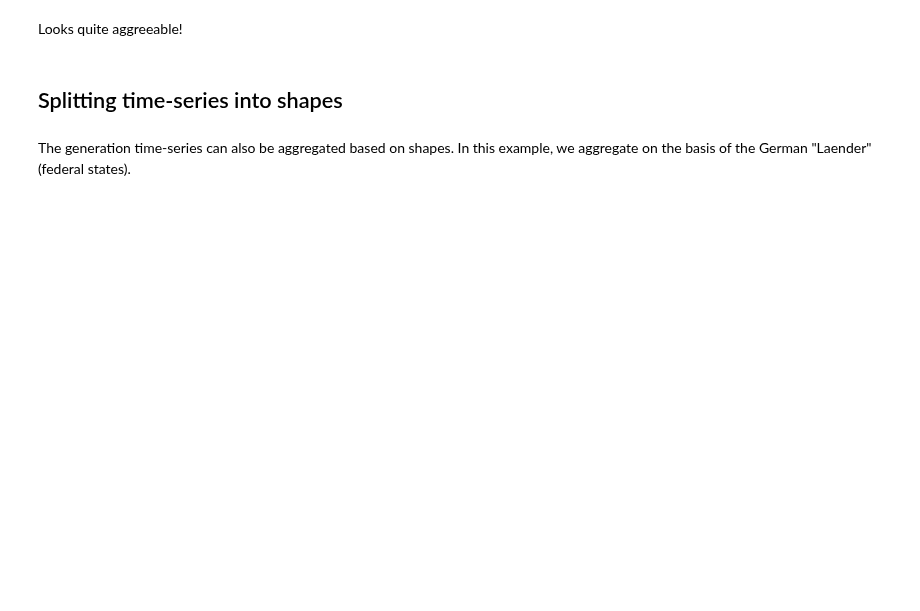
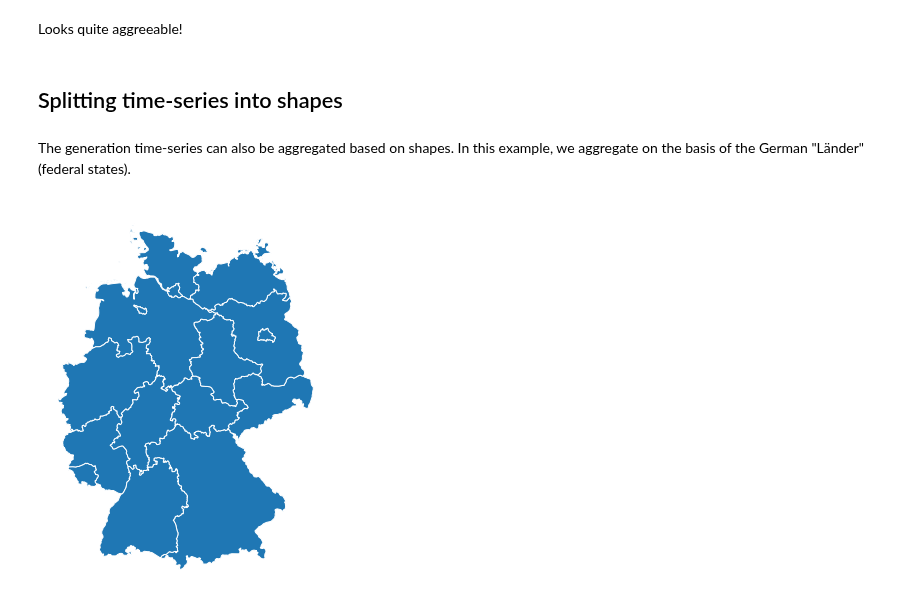
Before and after one commit to PyPSA/atlite, a Jupyter notebook: examples/historic-comparison-germany.ipynb, the cells around one changed output. Cells and saved outputs as stored; diff of their text form; code cells hidden in the pictures; blank space fills up the shorter version.

Commit message:
update example notebook and ensure display of output

```diff
--- a/examples/historic-comparison-germany.ipynb
+++ b/examples/historic-comparison-germany.ipynb
@@ -418,7 +443,7 @@ Looks quite aggreeable!
 ## Splitting time-series into shapes
 # %% [markdown]
 The generation time-series can also be aggregated based on shapes.
-In this example, we aggregate on the basis of the German "Laender" (federal states).
+In this example, we aggregate on the basis of the German "Länder" (federal states).
 # %%
 shp = shpreader.Reader(
     shpreader.natural_earth(
@@ -432,4 +457,5 @@ laender = (
     gpd.GeoDataFrame([{**r.attributes, "geometry": r.geometry} for r in de_records])
     .rename(columns={"iso_3166_2": "state"})
     .set_index("state")
+    .set_crs(4236)
 )
@@ -441,3 +462,9 @@ laender.loc["DE-TH"]
+# %%
+laender.to_crs(3035).plot(figsize=(7, 7))
+plt.grid(False)
+plt.axis("off");
+# %% [output]
+[figure, added]
 # %%
 pv = cutout.pv(
     panel="CSi",
```
Also changed, not shown: parts of 12 cells of this notebook, 2 other files.
